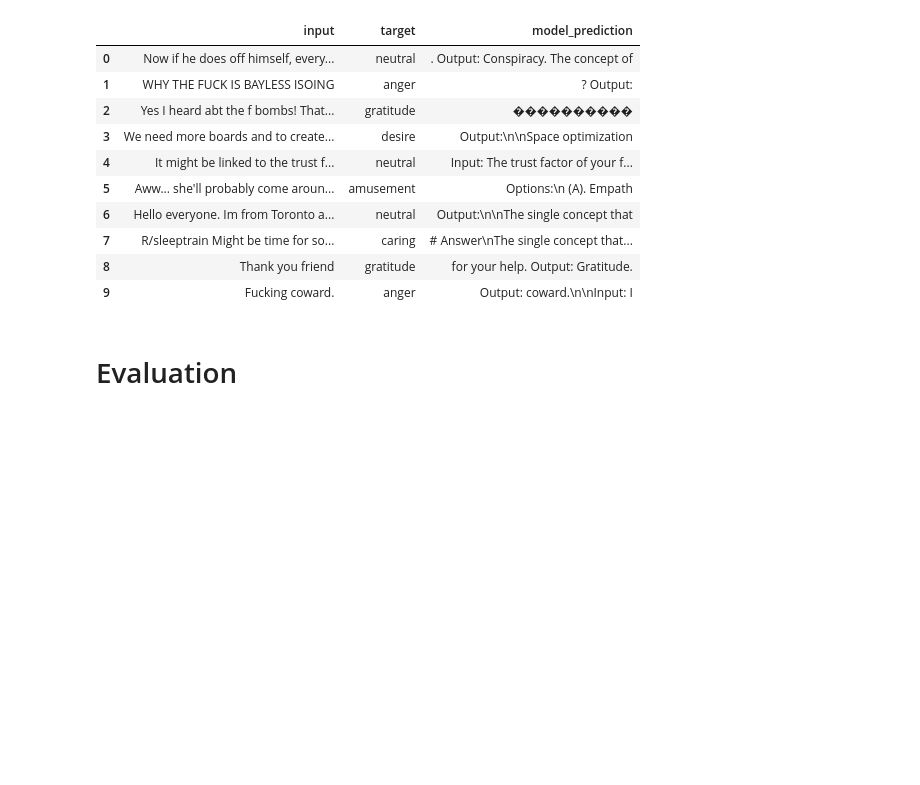
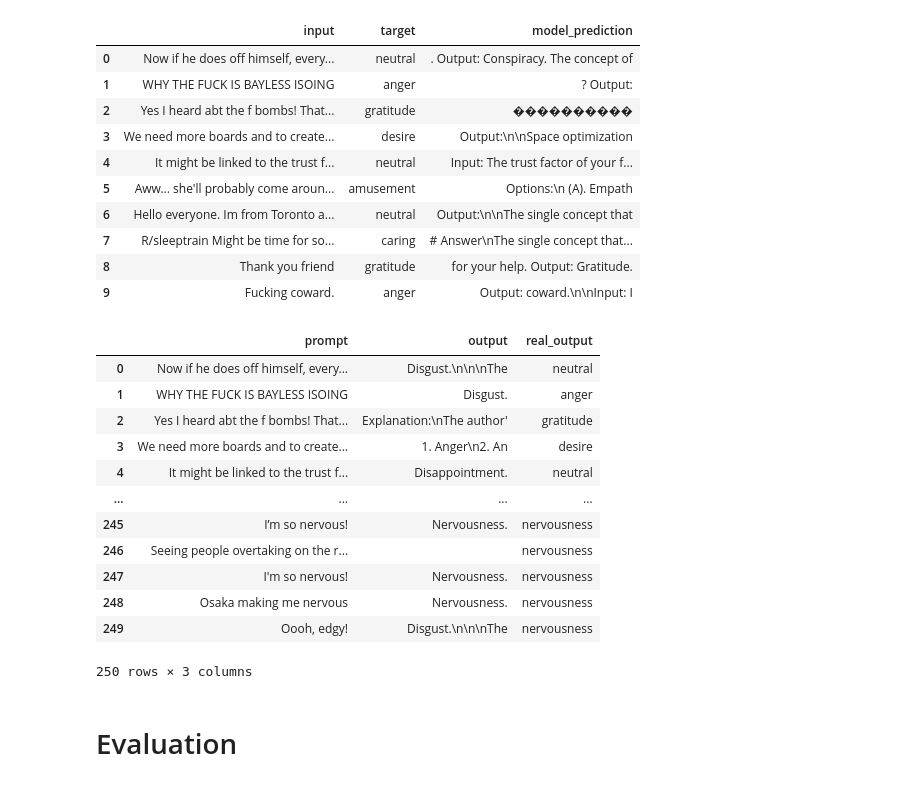
Before and after one commit to Iwaniukooo11/llm-workshop, a Jupyter notebook: basic/main.ipynb, the cells around one changed output. Cells and saved outputs as stored; diff of their text form; code cells hidden in the pictures; blank space fills up the shorter version.

```diff
--- a/basic/main.ipynb
+++ b/basic/main.ipynb
@@ -545,6 +545,42 @@ first_10[['input', 'target', 'model_prediction']]
 | 7 | R/sleeptrain Might be time for so... | caring | # Answer\nThe single concept that... |
 | 8 | Thank you friend | gratitude | for your help. Output: Gratitude. |
 | 9 | Fucking coward. | anger | Output: coward.\n\nInput: I |
+# %%
+grouped_samples = input_output_df.groupby('target').head(10).copy()
+
+concept_prompt = f"What single emotion out of the following: {', '.join(emotion_cols)} best explains what the author is feeling? Input: {{input_text}} Finish the sentence: Output:The author is feeling: "
+
+grouped_samples['concept_prediction'] = grouped_samples['input'].apply(
+    lambda x: get_model_prediction(
+        x,
+        prompt_template=concept_prompt,
+        max_new_tokens=10,
+        do_sample=False
+    )
+)
+
+result_df = pd.DataFrame({
+    'prompt': grouped_samples['input'],
+    'output': grouped_samples['concept_prediction'],
+    'real_output': grouped_samples['target']
+})
+
+result_df = result_df.reset_index(drop=True)
+result_df
+# %% [output]
+|  | prompt | output | real_output |
+| 0 | Now if he does off himself, every... | Disgust.\n\n\nThe | neutral |
+| 1 | WHY THE FUCK IS BAYLESS ISOING | Disgust. | anger |
+| 2 | Yes I heard abt the f bombs! That... | Explanation:\nThe author' | gratitude |
+| 3 | We need more boards and to create... | 1. Anger\n2. An | desire |
+| 4 | It might be linked to the trust f... | Disappointment. | neutral |
+| ... | ... | ... | ... |
+| 245 | I’m so nervous! | Nervousness. | nervousness |
+| 246 | Seeing people overtaking on the r... |  | nervousness |
+| 247 | I'm so nervous! | Nervousness. | nervousness |
+| 248 | Osaka making me nervous | Nervousness. | nervousness |
+| 249 | Oooh, edgy! | Disgust.\n\n\nThe | nervousness |
+250 rows × 3 columns
 # %% [markdown]
 # Evaluation
 # %%
```
Also changed, not shown: parts of 4 cells of this notebook.
